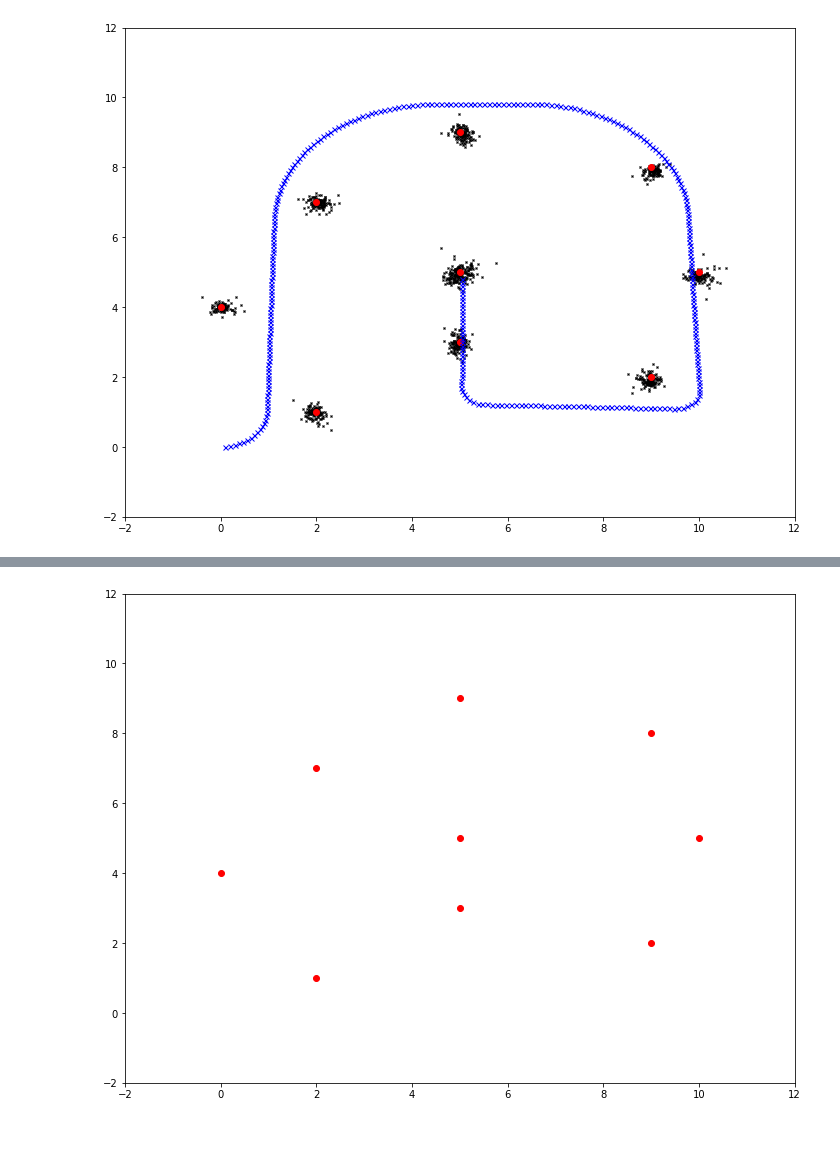
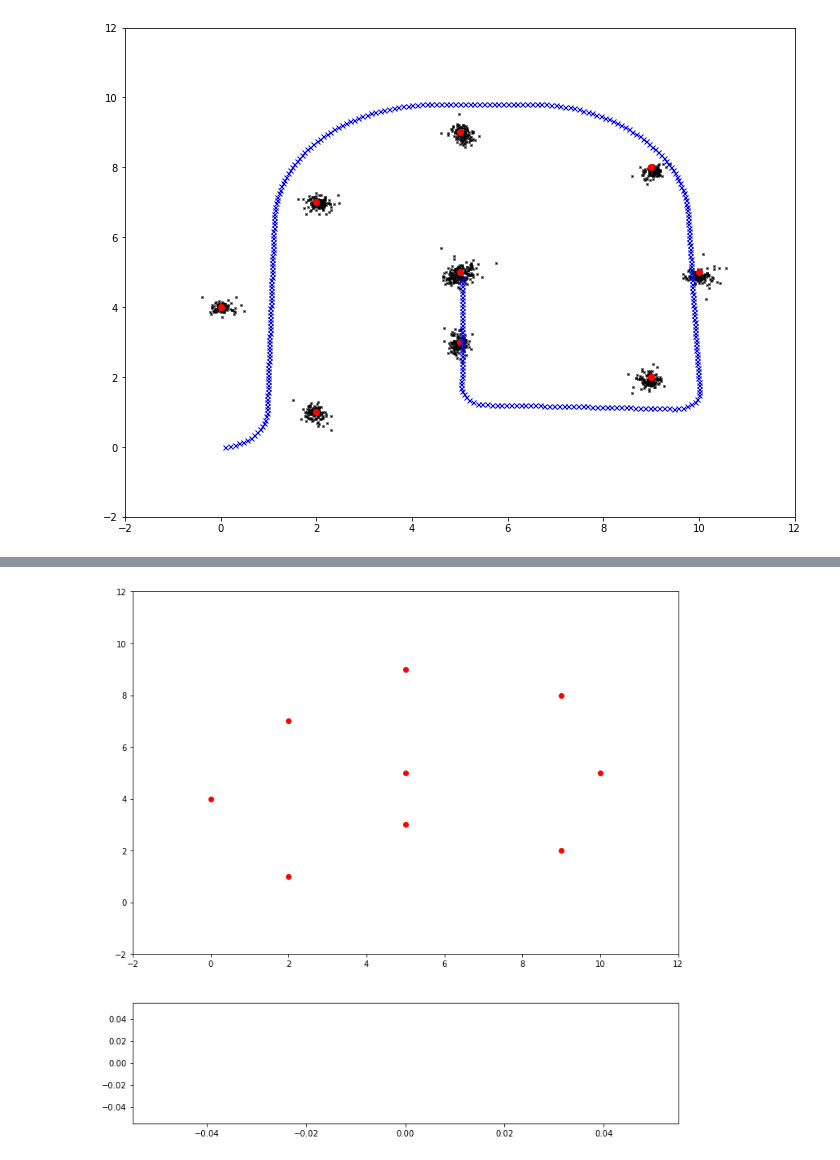
Before and after one commit to ToastyToast/prob-rob, a Jupyter notebook: examples/robot_testing.ipynb, the cells around one changed output, grey strips where cells are left out. Drawn from its saved outputs; the diff is of its cells as text; code cells hidden in the pictures.

Commit message:
normalize angles

```diff
--- a/examples/robot_testing.ipynb
+++ b/examples/robot_testing.ipynb
@@ -373,7 +367,7 @@ class EKFLocalization:
 
         ])
 
-        # TODO: motion noise
+        # motion noise
         Rt = np.matrix([
             [0.1, 0, 0],
             [0, 0.1, 0],
@@ -385,7 +379,7 @@ class EKFLocalization:
         return self._mean, self._cov
 
     def correct(self, measurements, local_map):
-        # TODO: measurement noise
+        # measurement noise
         Qt = np.eye(self._mean.size-1) * 0.01
 
         rx = self._mean.item(0)
@@ -395,7 +389,6 @@ class EKFLocalization:
         for reading in measurements:
             # TODO: Put in measurement model
             lid, srange, sbearing = reading
-
             z_measured = np.matrix([srange, normalize_angle(sbearing)]).T
 
             # Expected observation
@@ -416,7 +409,11 @@ class EKFLocalization:
             Ht = np.multiply((1.0 / q), Ht)
 
             Kgain = self._cov * Ht.T * np.linalg.inv(Ht*self._cov*Ht.T + Qt)
-            self._mean = self._mean + Kgain*(z_measured - z_expected)
+
+            diff = z_measured - z_expected
+            diff[1] = normalize_angle(diff.item(1))
+
+            self._mean = self._mean + Kgain*(diff)
             self._cov = (np.eye(self._mean.size) - Kgain*Ht) * self._cov
 
         self.mean = np.copy(self._mean)
@@ -492,22 +489,25 @@ EKF_x = []
 EKF_y = []
 cov_dets = []
 
-fig, ax = plt.subplots(figsize=(12, 9))
+fig, (ax, ax1) = plt.subplots(2, 1,
+                              figsize=(12, 12),
+                              gridspec_kw={'height_ratios':[3, 1]})
 ax.set_xlim((-2, 12))
 ax.set_ylim((-2, 12))
 
 ln, = ax.plot([], [], 'g', zorder=2)
 pn, = ax.plot([], [], 'bx', markersize=5, zorder=1)
 sline, = ax.plot([], [], 'k')
+det_line, = ax1.plot([], [])
 
 for key, value in landmark_map.landmarks.items():
-    plt.plot(value[0], value[1], 'ro', zorder=0)
-
+    ax.plot(value[0], value[1], 'ro', zorder=0)
 
 def init():
-    ln.set_data([], []);
-    sline.set_data([], []);
-    return ln,
+    ln.set_data([], [])
+    sline.set_data([], [])
+    det_line.set_data([], [])
+    return ln, pn, sline, det_line,
 
 def update(frame):
     command, readings = frame
@@ -515,37 +515,49 @@ def update(frame):
     # True path
     robot.motion_command(command)
     x.append(robot.pose.item(0))
     y.append(robot.pose.item(1))
 
     EKF.predict(command)
 
     rx = EKF._mean.item(0)
     ry = EKF._mean.item(1)
     rtheta = normalize_angle(EKF._mean.item(2))
 
+    line_x = []
+    line_y = []
+
     for reading in readings:
         lid, srange, sbearing = reading
 
         ang = normalize_angle(sbearing + rtheta)
         olx = rx + srange * math.cos(ang)
         oly = ry + srange * math.sin(ang)
 
-        sline.set_data([rx, olx], [ry, oly])
+        line_x.append([rx, olx])
+        line_y.append([ry, oly])
 
     EKF.correct(readings, landmark_map)
 
     EKF_x.append(EKF.mean.item(0))
     EKF_y.append(EKF.mean.item(1))
-    cov_dets.append(np.linalg.det(EKF.cov))
+
+    cov_det = np.linalg.det(EKF.cov)
+    cov_dets.append(cov_det)
 
     ln.set_data(x, y)
     pn.set_data(EKF_x, EKF_y)
+    sline.set_data(line_x, line_y)
 
-    return ln, pn, sline,
+    cr = range(0, len(cov_dets))
+    det_line.set_data(cr, cov_dets)
+    ax1.set_xlim((0, len(cov_dets)))
+    ax1.set_ylim((0, max(cov_dets)*1.1))
+
+    return ln, pn, sline, det_line,
 
 ani = FuncAnimation(fig, update, frames=zip(commands, sensor), init_func=init, blit=True, interval=200)
 # %% [output]
-[figure, old version]
+[figure, new version]
 # %%
 HTML(ani.to_html5_video())
 # %% [output]
```
Also changed, not shown: parts of 3 cells of this notebook.
